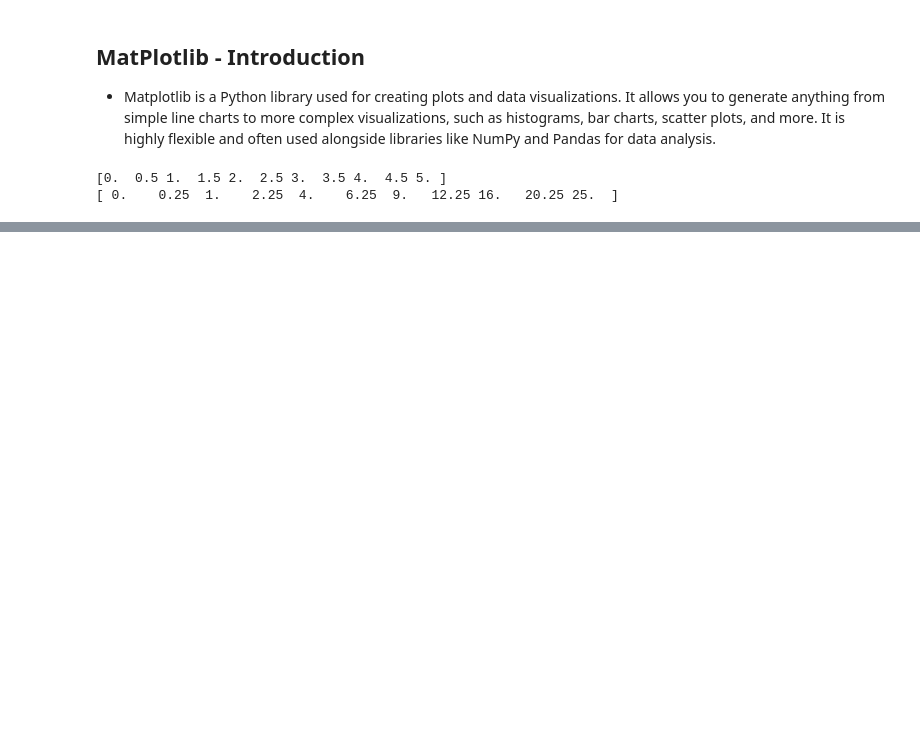
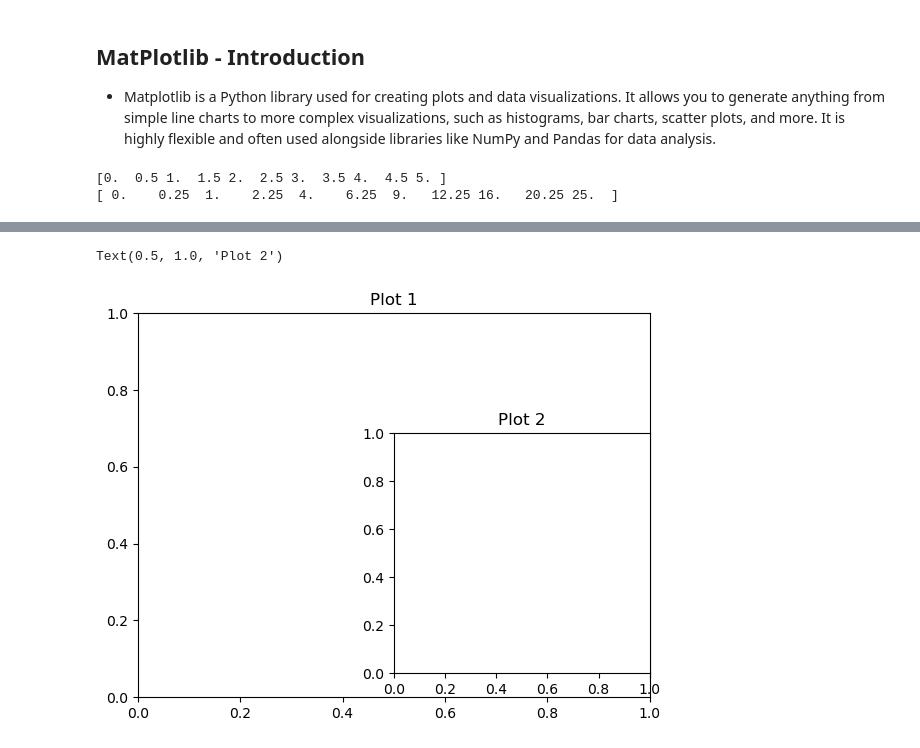
Before and after one commit to Lizaa-sm/python_to_DS, a Jupyter notebook: Python_MatPlot/Introduction_Matplotlib.ipynb, the cells around one changed output, grey strips where cells are left out. Saved outputs shown, nothing was run; the diff lists cells and outputs as text; code cells hidden in the pictures; blank space fills up the shorter version.

```diff
--- a/Python_MatPlot/Introduction_Matplotlib.ipynb
+++ b/Python_MatPlot/Introduction_Matplotlib.ipynb
@@ -27,0 +57,12 @@ plt.plot(x, y)
+# %%
+fig_2 = plt.figure()
+
+# Now it is possible to improve the frame by axes
+axes1 = fig_2.add_axes([0.1, 0.1, 0.8, 0.8])
+axes1.set_title('Plot 1')
+
+axes2 = fig_2.add_axes([0.5, 0.15, 0.4, 0.5])
+axes2.set_title('Plot 2')
+# %% [output]
+Text(0.5, 1.0, 'Plot 2')
+[figure, added]
```
Also changed, not shown: parts of 3 cells of this notebook.
